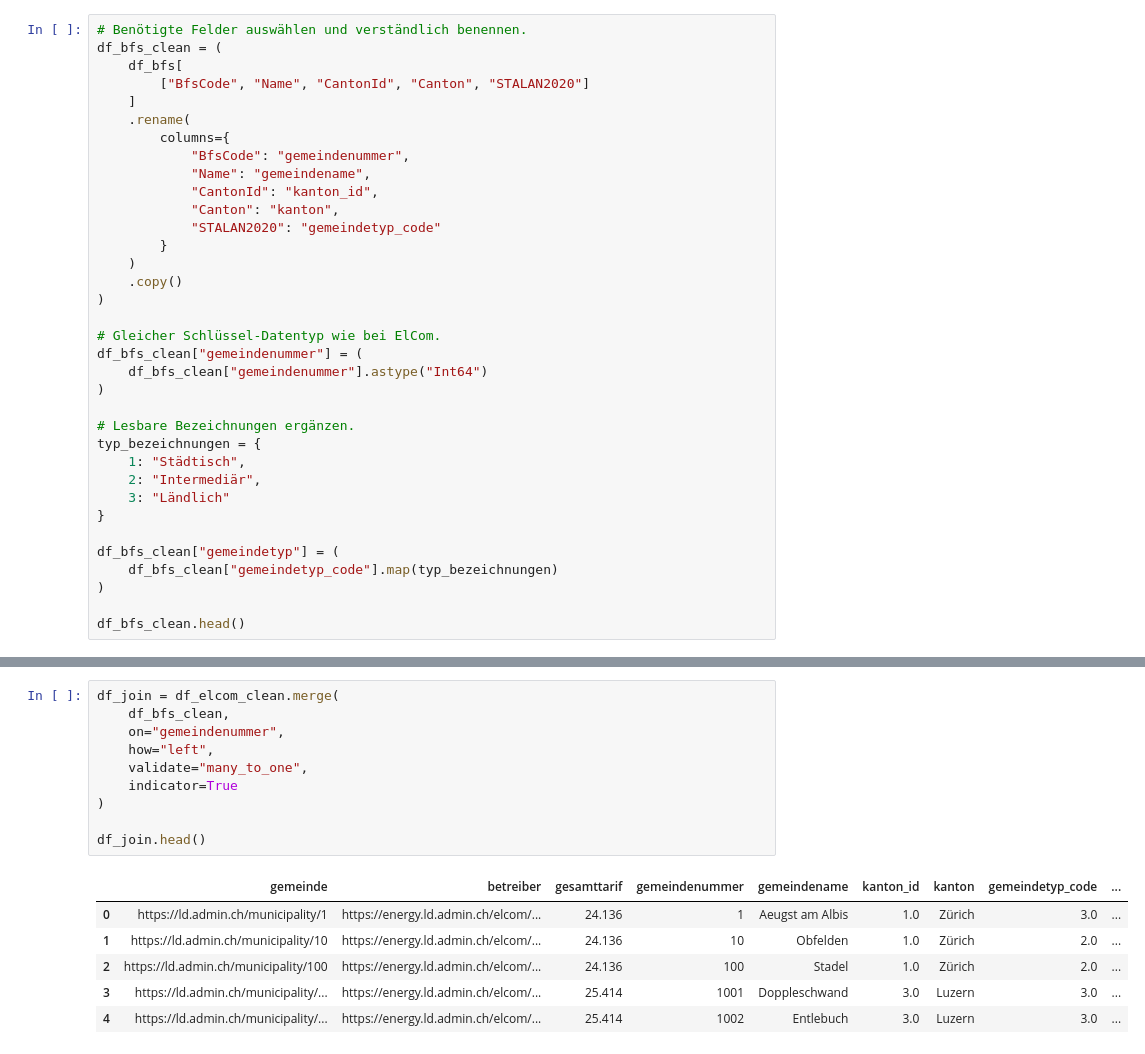
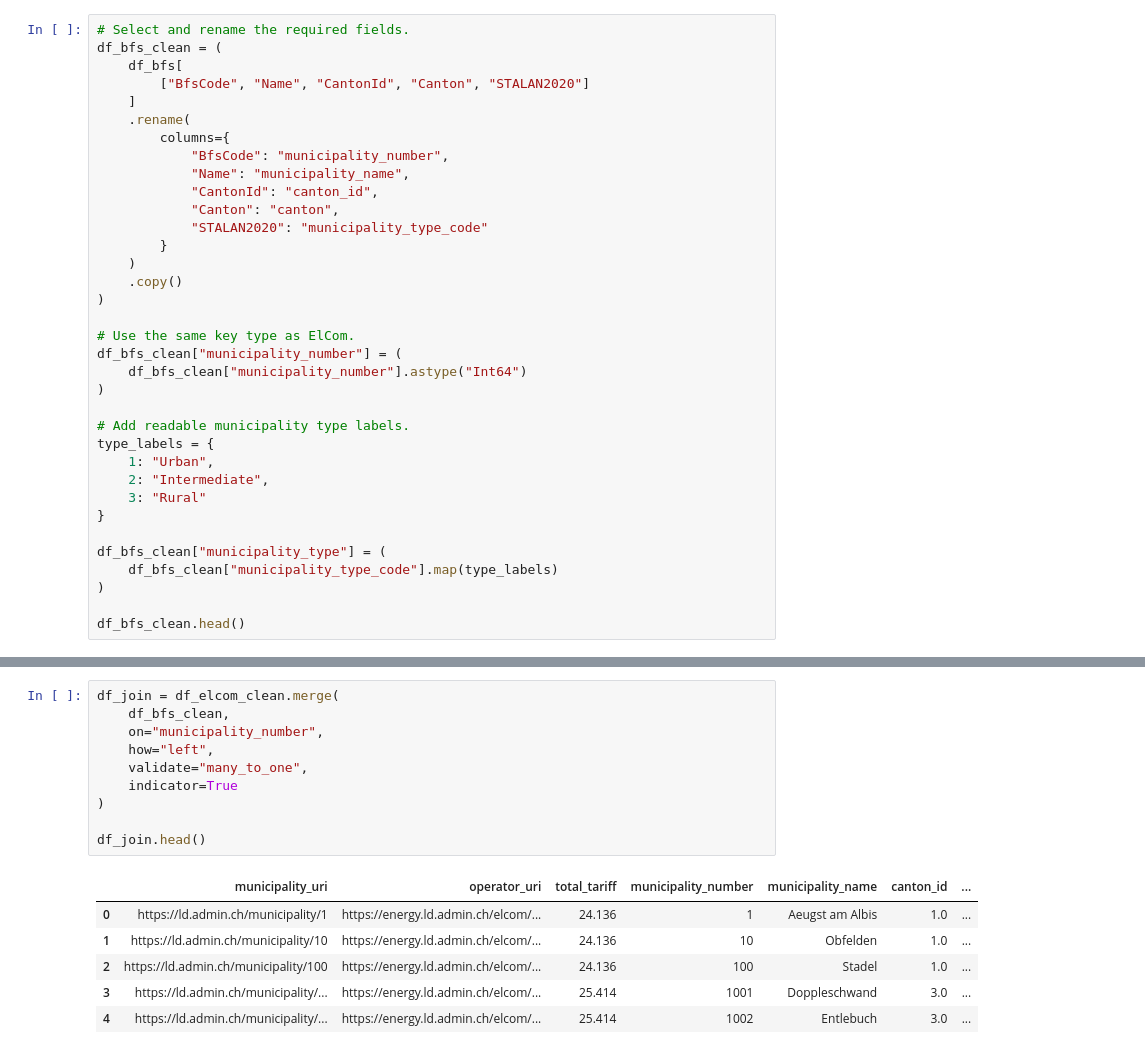
Before and after one commit to LEYERI/data-analytics-group-05, a Jupyter notebook: notebooks/02_data_preparation.ipynb, the cells around one changed output, grey strips where cells are left out. Cells and saved outputs as stored; diff of their text form.

```diff
--- a/notebooks/02_datenaufbereitung.ipynb
+++ b/notebooks/02_data_preparation.ipynb
@@ -136,37 +117,37 @@ df_elcom_clean.head()
 | 3 | https://ld.admin.ch/municipality/... | https://energy.ld.admin.ch/elcom/... | 25.414 | 1001 |
 | 4 | https://ld.admin.ch/municipality/... | https://energy.ld.admin.ch/elcom/... | 25.414 | 1002 |
 # %%
-# Benötigte Felder auswählen und verständlich benennen.
+# Select and rename the required fields.
 df_bfs_clean = (
     df_bfs[
         ["BfsCode", "Name", "CantonId", "Canton", "STALAN2020"]
     ]
     .rename(
         columns={
-            "BfsCode": "gemeindenummer",
-            "Name": "gemeindename",
-            "CantonId": "kanton_id",
-            "Canton": "kanton",
-            "STALAN2020": "gemeindetyp_code"
+            "BfsCode": "municipality_number",
+            "Name": "municipality_name",
+            "CantonId": "canton_id",
+            "Canton": "canton",
+            "STALAN2020": "municipality_type_code"
         }
     )
     .copy()
 )
 
-# Gleicher Schlüssel-Datentyp wie bei ElCom.
-df_bfs_clean["gemeindenummer"] = (
-    df_bfs_clean["gemeindenummer"].astype("Int64")
+# Use the same key type as ElCom.
+df_bfs_clean["municipality_number"] = (
+    df_bfs_clean["municipality_number"].astype("Int64")
 )
 
-# Lesbare Bezeichnungen ergänzen.
-typ_bezeichnungen = {
-    1: "Städtisch",
-    2: "Intermediär",
-    3: "Ländlich"
+# Add readable municipality type labels.
+type_labels = {
+    1: "Urban",
+    2: "Intermediate",
+    3: "Rural"
 }
 
-df_bfs_clean["gemeindetyp"] = (
-    df_bfs_clean["gemeindetyp_code"].map(typ_bezeichnungen)
+df_bfs_clean["municipality_type"] = (
+    df_bfs_clean["municipality_type_code"].map(type_labels)
 )
 
 df_bfs_clean.head()
@@ -238,18 +209,18 @@ dass der Join die Anzahl der Tarifzeilen nicht verändert.
 # %%
 df_join = df_elcom_clean.merge(
     df_bfs_clean,
-    on="gemeindenummer",
+    on="municipality_number",
     how="left",
     validate="many_to_one",
     indicator=True
 )
 
 df_join.head()
 # %% [output]
-|  | gemeinde | betreiber | gesamttarif | gemeindenummer | gemeindename | kanton_id | kanton | gemeindetyp_code | ... |
-| 0 | https://ld.admin.ch/municipality/1 | https://energy.ld.admin.ch/elcom/... | 24.136 | 1 | Aeugst am Albis | 1.0 | Zürich | 3.0 | ... |
-| 1 | https://ld.admin.ch/municipality/10 | https://energy.ld.admin.ch/elcom/... | 24.136 | 10 | Obfelden | 1.0 | Zürich | 2.0 | ... |
-| 2 | https://ld.admin.ch/municipality/100 | https://energy.ld.admin.ch/elcom/... | 24.136 | 100 | Stadel | 1.0 | Zürich | 2.0 | ... |
-| 3 | https://ld.admin.ch/municipality/... | https://energy.ld.admin.ch/elcom/... | 25.414 | 1001 | Doppleschwand | 3.0 | Luzern | 3.0 | ... |
-| 4 | https://ld.admin.ch/municipality/... | https://energy.ld.admin.ch/elcom/... | 25.414 | 1002 | Entlebuch | 3.0 | Luzern | 3.0 | ... |
+|  | municipality_uri | operator_uri | total_tariff | municipality_number | municipality_name | canton_id | ... |
+| 0 | https://ld.admin.ch/municipality/1 | https://energy.ld.admin.ch/elcom/... | 24.136 | 1 | Aeugst am Albis | 1.0 | ... |
+| 1 | https://ld.admin.ch/municipality/10 | https://energy.ld.admin.ch/elcom/... | 24.136 | 10 | Obfelden | 1.0 | ... |
+| 2 | https://ld.admin.ch/municipality/100 | https://energy.ld.admin.ch/elcom/... | 24.136 | 100 | Stadel | 1.0 | ... |
+| 3 | https://ld.admin.ch/municipality/... | https://energy.ld.admin.ch/elcom/... | 25.414 | 1001 | Doppleschwand | 3.0 | ... |
+| 4 | https://ld.admin.ch/municipality/... | https://energy.ld.admin.ch/elcom/... | 25.414 | 1002 | Entlebuch | 3.0 | ... |
 # %%
```
Also changed, not shown: parts of 32 cells of this notebook, 47 other files.
